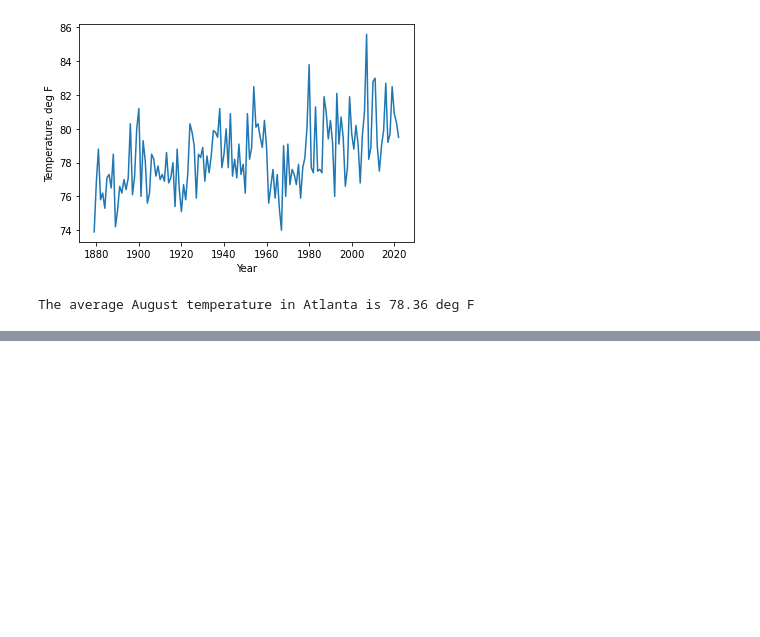
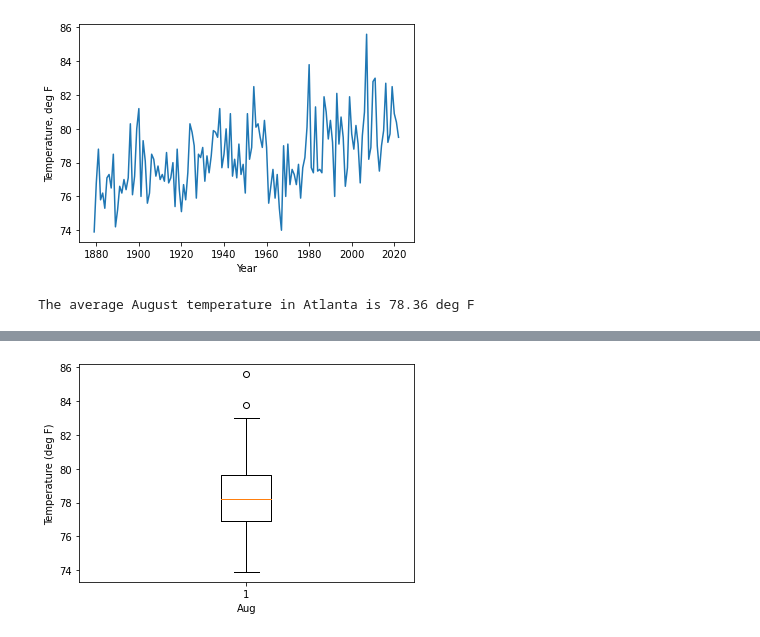
Before and after one commit to pengfeiliu371/EAS2655_S2023, a Jupyter notebook: python/Week1_exercise.ipynb, the cells around one changed output, grey strips where cells are left out. Cells and saved outputs as stored; diff of their text form; code cells hidden in the pictures; blank space fills up the shorter version.

```diff
--- a/python/Week1_exercise.ipynb
+++ b/python/Week1_exercise.ipynb
@@ -87,0 +85,8 @@ plt.show()
+# %%
+# let's make a box plot for Aug
+plt.boxplot(AUG)
+plt.ylabel('Temperature (deg F)')
+plt.xlabel('Aug')
+plt.show()
+# %% [output]
+[figure, added]
```
Also changed, not shown: parts of 4 cells of this notebook, 1 other file.
